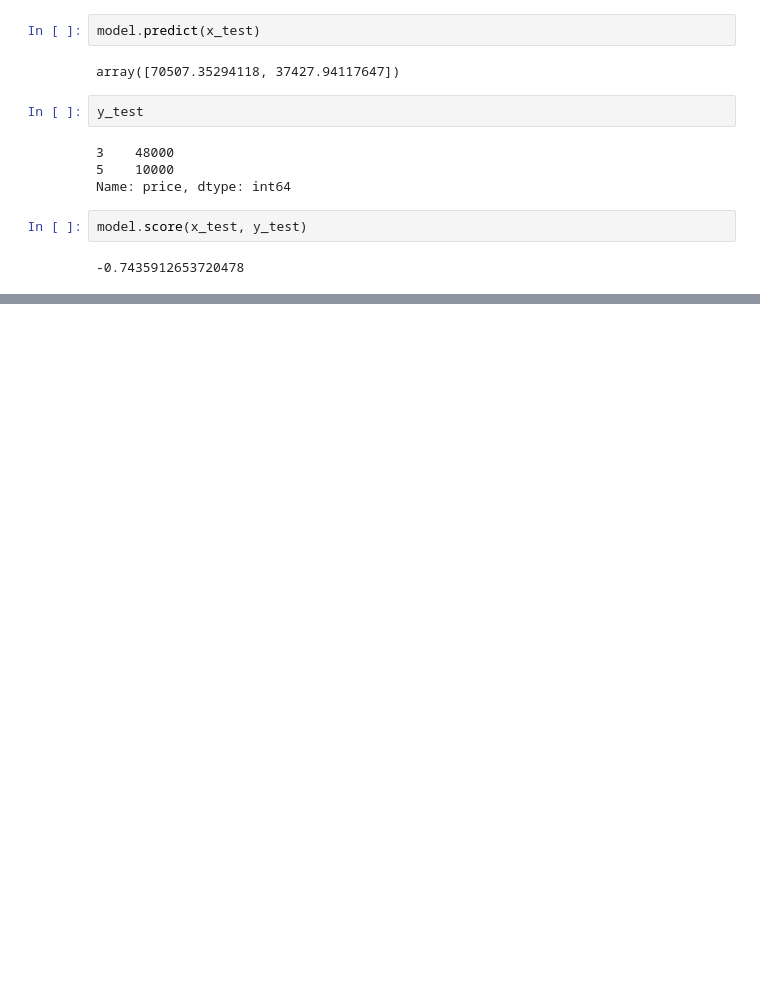
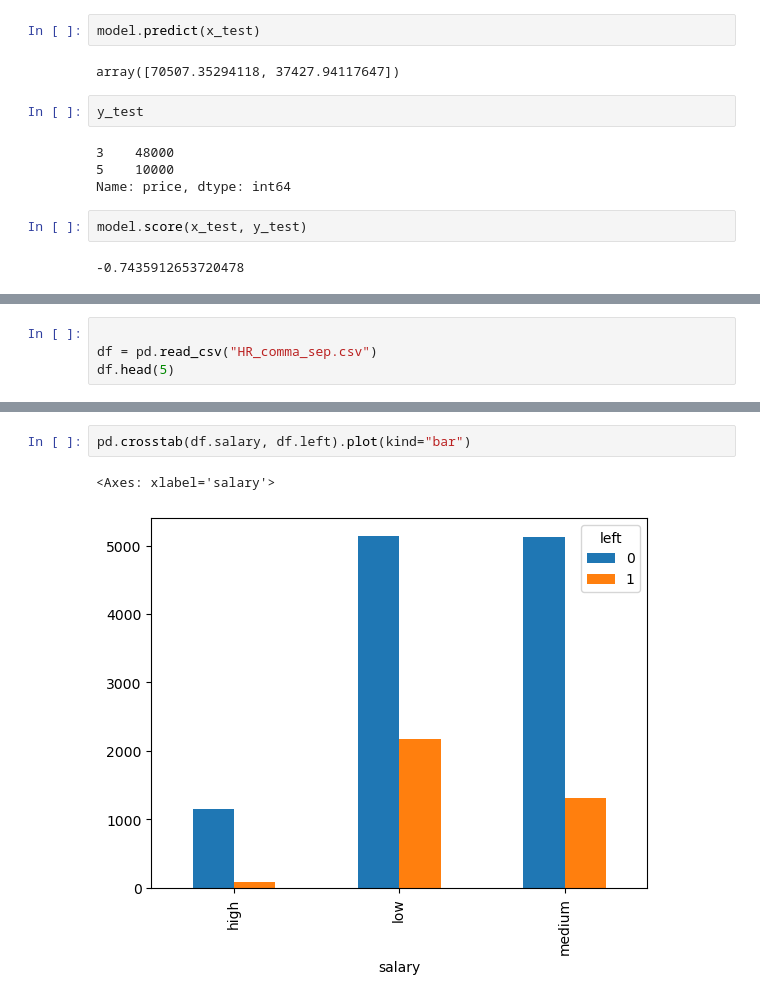
Before and after one commit to Sanjaypal1916/Machine-Learning, a Jupyter notebook: SKlearn.ipynb, the cells around one changed output, grey strips where cells are left out. Cells and saved outputs as stored; diff of their text form; blank space fills up the shorter version.

```diff
--- a/SKlearn.ipynb
+++ b/SKlearn.ipynb
@@ -284,0 +287,4 @@ model.score(x_test, y_test)
+# %%
+
+df = pd.read_csv("HR_comma_sep.csv")
+df.head(5)
@@ -284,0 +316,5 @@ model.score(x_test, y_test)
+# %%
+pd.crosstab(df.salary, df.left).plot(kind="bar")
+# %% [output]
+<Axes: xlabel='salary'>
+[figure, added]
```
Also changed, not shown: parts of 8 cells of this notebook, 2 other files.
